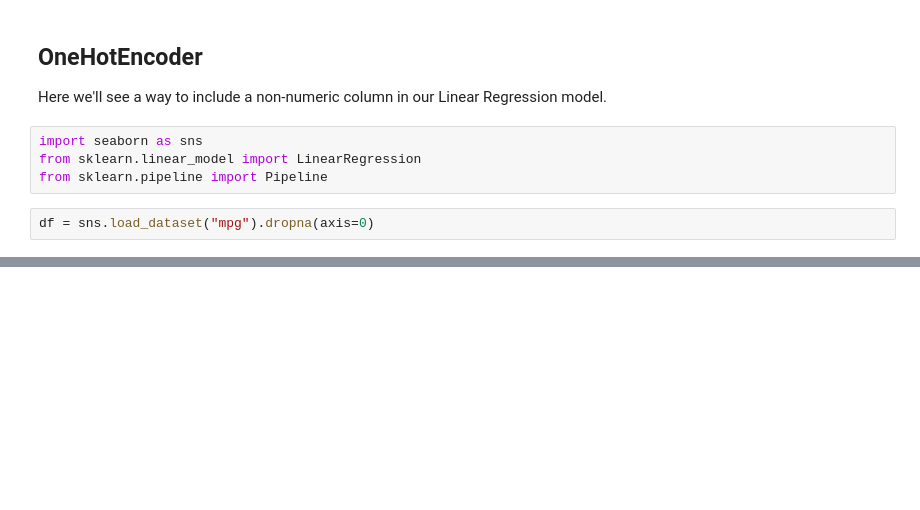
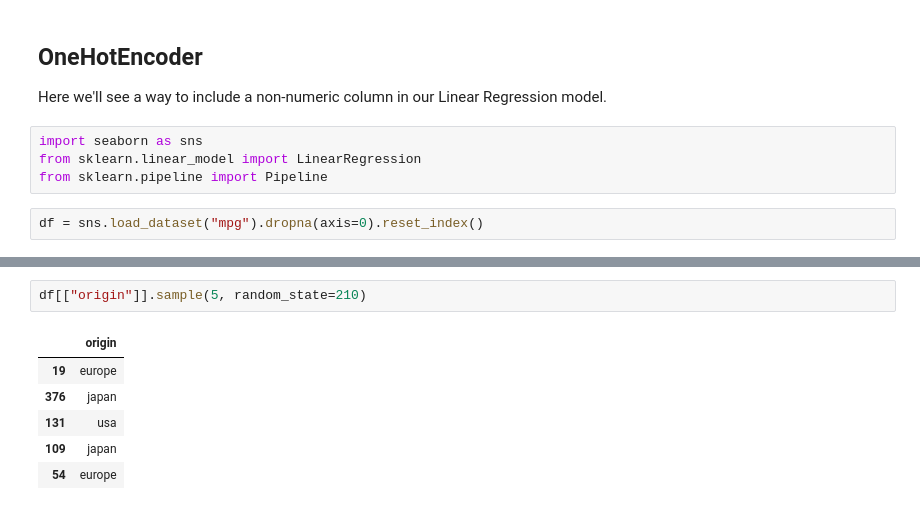
Before and after one commit to ChristopherDavisUCI/AISCI210-Unit2-NN1, a Jupyter notebook: Week7-Thursday.ipynb, the cells around one changed output, grey strips where cells are left out. Drawn from its saved outputs; the diff is of its cells as text; blank space fills up the shorter version.

```diff
--- a/Week7-Thursday.ipynb
+++ b/Week7-Thursday.ipynb
@@ -228,6 +346,6 @@ import seaborn as sns
 from sklearn.linear_model import LinearRegression
 from sklearn.pipeline import Pipeline
 # %%
-df = sns.load_dataset("mpg").dropna(axis=0)
+df = sns.load_dataset("mpg").dropna(axis=0).reset_index()
 # %%
 df["origin"].value_counts()
@@ -233,0 +379,9 @@ df["origin"].value_counts()
+# %%
+df[["origin"]].sample(5, random_state=210)
+# %% [output]
+|  | origin |
+| 19 | europe |
+| 376 | japan |
+| 131 | usa |
+| 109 | japan |
+| 54 | europe |
```
Also changed, not shown: parts of 33 cells of this notebook.
